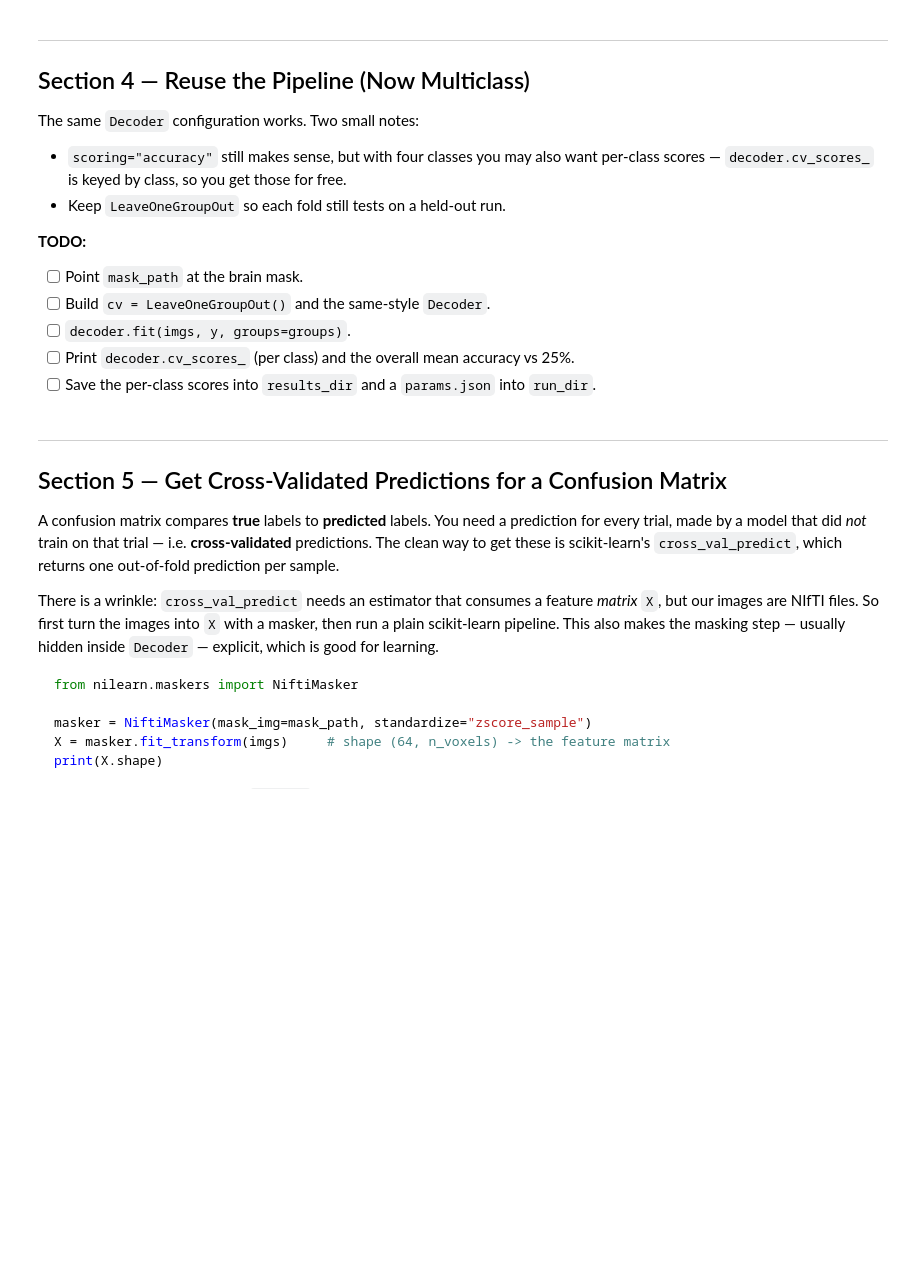
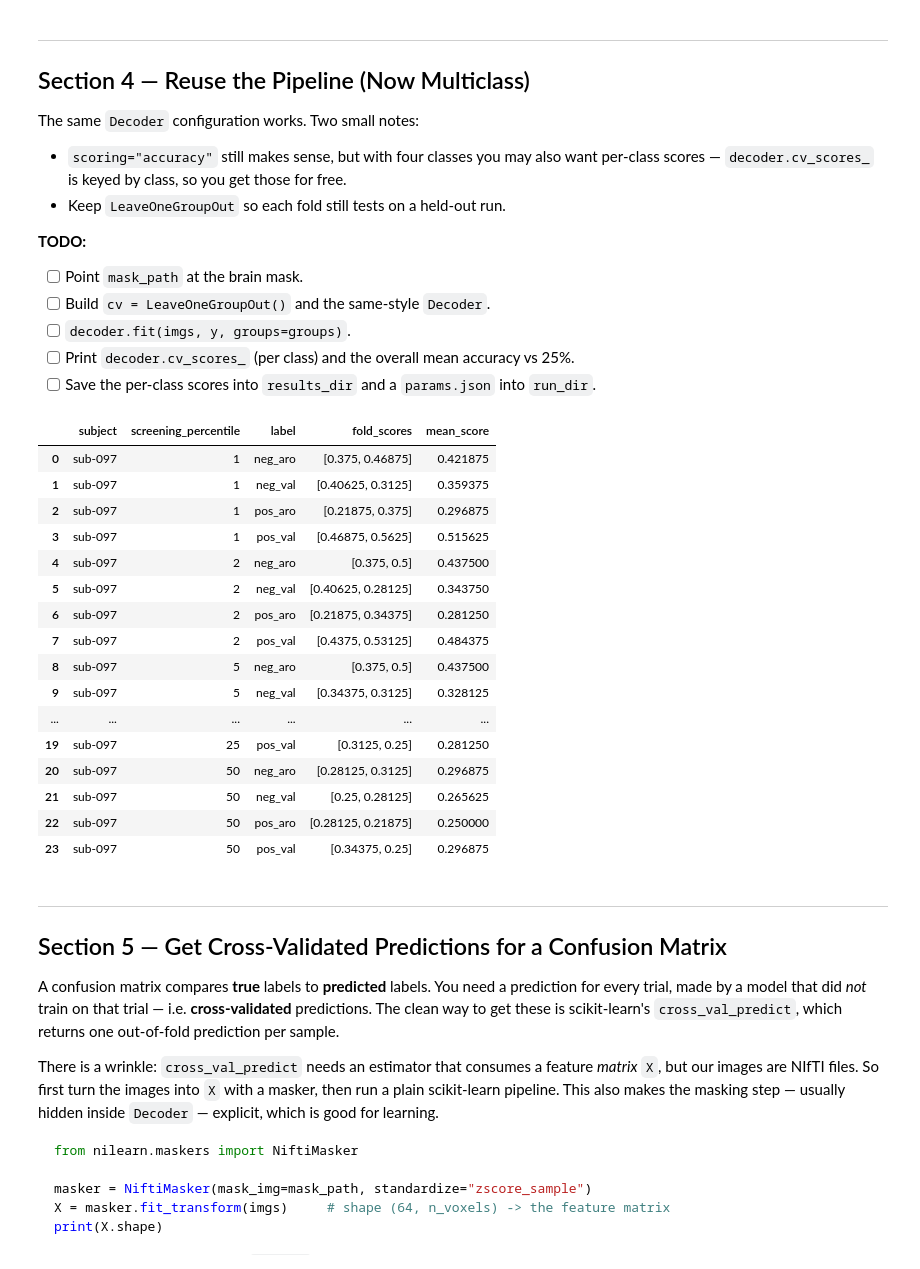
Before and after one commit to jeswhite/ManzaRotationAnalysis, a Jupyter notebook: code/decoding/04_multiclass_decoder.ipynb, the cells around one changed output. Saved outputs shown, nothing was run; the diff lists cells and outputs as text; code cells hidden in the pictures; blank space fills up the shorter version.

```diff
--- a/code/decoding/04_multiclass_decoder.ipynb
+++ b/code/decoding/04_multiclass_decoder.ipynb
@@ -173,6 +185,99 @@ from sklearn.model_selection import LeaveOneGroupOut
 #                         screening_percentile=..., scoring="accuracy", cv=cv)
 # TODO: decoder.fit(imgs, y, groups=groups)
 # TODO: print per-class cv_scores_ and the mean vs 25% chance
+# %%
+from datetime import datetime
+import json
+import pandas as pd
+import numpy as np
+from nilearn import plotting
+from nilearn.decoding import Decoder
+from sklearn.model_selection import LeaveOneGroupOut
+
+
+
+func_deriv_dir = project_dir / "Derivatives" / subject / "func"
+# TODO: mask_path = ...
+mask_path = func_deriv_dir / f"{subject}_task-modulate1_space-MNI152NLin2009cAsym_res-2_desc-brain_mask.nii.gz"
+cv = LeaveOneGroupOut()
+
+decoders = {}
+results= []
+for screening_percentile in [1, 2, 5, 10, 25, 50]:
+    # Build the decoder for this screening percentile
+    decoder = Decoder(
+        estimator="svc",
+        mask=mask_path,
+        standardize="zscore_sample",
+        screening_percentile=screening_percentile,
+        scoring="accuracy",
+        cv=cv,
+    )
+
+    # Fit the decoder using images, labels, and run/group labels
+    decoder.fit(imgs, y, groups=groups)
+    decoders[screening_percentile] = decoder
+    # Loop over the cross-validation scores saved inside the fitted decoder
+    for label, scores in decoder.cv_scores_.items():
+        mean_score = np.mean(scores)
+        one_result = {
+            "subject": subject,
+            "screening_percentile": screening_percentile,
+            "label": label,
+            "fold_scores": scores,
+            "mean_score": mean_score
+        }
+        results.append(one_result)
+    for label, images in decoder.coef_img_.items():
+        plotting.plot_stat_map(
+            images,
+            title=f"SVM weight map for {label}",
+            display_mode="ortho",
+            cut_coords=(0, 0, 0),
+            cmap="RdBu_r",
+            colorbar=True,
+            threshold=0,
+            output_file=figures_dir / f"{subject}_{screening_percentile}_svm_weight_map_{label}.png"
+        )
+results_df = pd.DataFrame(results)
+results_df.to_csv(
+    results_dir / f"{subject=}_{analysis_name}.csv",
+    index=False
+)
+
+# Save run settings so this run is reproducible
+params = {
+    "subject": subject,
+    "analysis_name": analysis_name,
+    "estimator": "svc",
+    "standardize": "zscore_sample",
+    "screening_percentiles": [1, 2, 5, 10, 25, 50],
+    "scoring": "accuracy",
+    "cv": "LeaveOneGroupOut",
+    "mask_path": str(mask_path),
+}
+with open(run_dir / "params.json", "w") as f:
+    json.dump(params, f, indent=4)
+
+results_df
+# %% [output]
+|  | subject | screening_percentile | label | fold_scores | mean_score |
+| 0 | sub-097 | 1 | neg_aro | [0.375, 0.46875] | 0.421875 |
+| 1 | sub-097 | 1 | neg_val | [0.40625, 0.3125] | 0.359375 |
+| 2 | sub-097 | 1 | pos_aro | [0.21875, 0.375] | 0.296875 |
+| 3 | sub-097 | 1 | pos_val | [0.46875, 0.5625] | 0.515625 |
+| 4 | sub-097 | 2 | neg_aro | [0.375, 0.5] | 0.437500 |
+| 5 | sub-097 | 2 | neg_val | [0.40625, 0.28125] | 0.343750 |
+| 6 | sub-097 | 2 | pos_aro | [0.21875, 0.34375] | 0.281250 |
+| 7 | sub-097 | 2 | pos_val | [0.4375, 0.53125] | 0.484375 |
+| 8 | sub-097 | 5 | neg_aro | [0.375, 0.5] | 0.437500 |
+| 9 | sub-097 | 5 | neg_val | [0.34375, 0.3125] | 0.328125 |
+| ... | ... | ... | ... | ... | ... |
+| 19 | sub-097 | 25 | pos_val | [0.3125, 0.25] | 0.281250 |
+| 20 | sub-097 | 50 | neg_aro | [0.28125, 0.3125] | 0.296875 |
+| 21 | sub-097 | 50 | neg_val | [0.25, 0.28125] | 0.265625 |
+| 22 | sub-097 | 50 | pos_aro | [0.28125, 0.21875] | 0.250000 |
+| 23 | sub-097 | 50 | pos_val | [0.34375, 0.25] | 0.296875 |
 # %% [markdown]
 ---
 ## Section 5 — Get Cross-Validated Predictions for a Confusion Matrix
```
Also changed, not shown: parts of 4 cells of this notebook.
